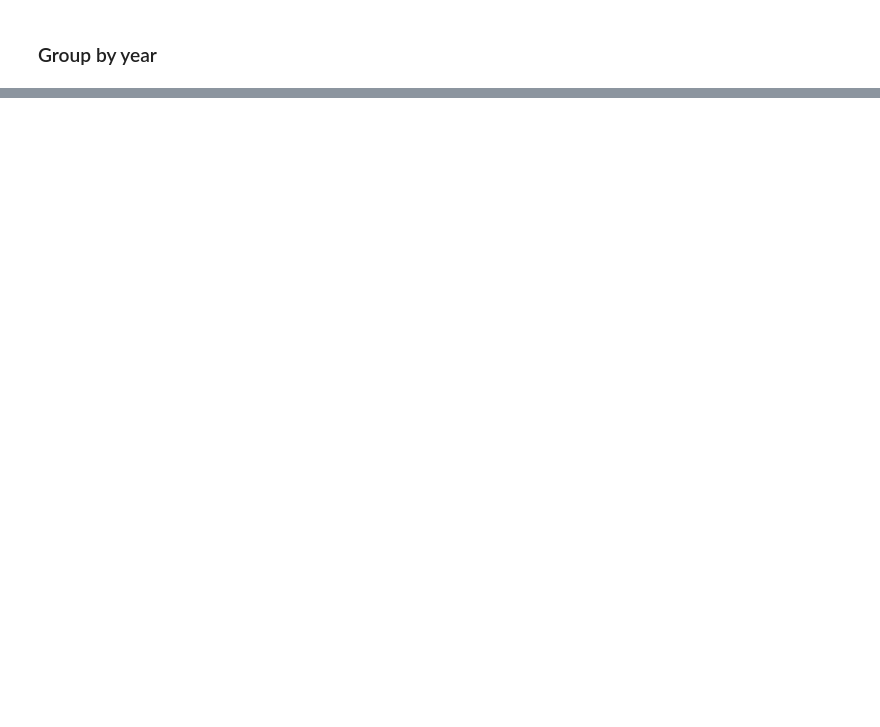
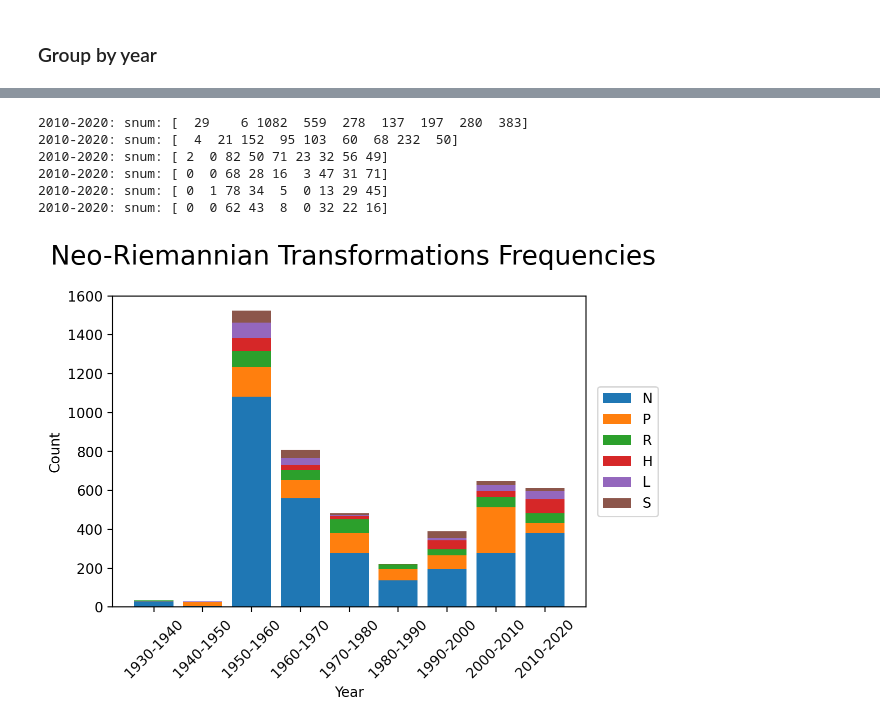
Before and after one commit to 1chenjes1/EPFL_DCML_2025, a Jupyter notebook: Notebooks/5 - Neo-Riemannian Transformations.ipynb, the cells around one changed output, grey strips where cells are left out. Cells and saved outputs as stored; diff of their text form; code cells hidden in the pictures; blank space fills up the shorter version.

```diff
--- a/Notebooks/5 - Neo-Riemannian Transformations.ipynb
+++ b/Notebooks/5 - Neo-Riemannian Transformations.ipynb
@@ -139,0 +201,48 @@ S: snum: [0.96198604 0.93698328 0.7176497  0.69660862]
+# %%
+# bins = np.arange(1930, 2030, 10)
+# bin_labels = [f"{start}-{start+10}" for start in bins[:-1]]
+
+# transformations_cut['year_bin'] = pd.cut(transformations_cut['recording_year'], bins=bins, labels=bin_labels, right=False)
+
+# tot_counts = transformations_cut.value_counts(subset=['transformation']).reset_index(name='count')['count']
+x = bin_labels
+num_bins = len(x)
+
+fig, ax = plt.subplots()
+current_itn = np.zeros(num_bins)
+
+for transformation in transformations_cut.value_counts(subset=['transformation']).reset_index(name='count')['transformation']:
+    transformation_subset = transformations_cut[transformations_cut['transformation']== transformation]
+    transformations_subset_grouped = (
+        transformation_subset.groupby('year_bin')
+        .size()
+        .reindex(x, fill_value=0)
+        .reset_index(name='count')
+    )
+
+    y = transformations_subset_grouped['count']
+    y = np.array(y)
+    print(f"{years}: snum: {y}")
+
+    ax.bar(x, y, bottom = current_itn, label=transformation)
+
+    current_itn = current_itn + y
+
+    ax.set_xticks(np.arange(num_bins))
+    ax.set_xlabel('Year')
+    ax.set_ylabel('Count')
+    ax.set_xticklabels(x,rotation=45)
+
+plt.suptitle('Neo-Riemannian Transformations Frequencies', fontsize=19)
+plt.legend(bbox_to_anchor=(1.01,0.5), loc='center left')
+plt.tight_layout()
+#plt.savefig(f"../Results/NotesPerChordMajor")
+plt.show()
+# %% [output]
+2010-2020: snum: [  29    6 1082  559  278  137  197  280  383]
+2010-2020: snum: [  4  21 152  95 103  60  68 232  50]
+2010-2020: snum: [ 2  0 82 50 71 23 32 56 49]
+2010-2020: snum: [ 0  0 68 28 16  3 47 31 71]
+2010-2020: snum: [ 0  1 78 34  5  0 13 29 45]
+2010-2020: snum: [ 0  0 62 43  8  0 32 22 16]
+[figure, added]
```
Also changed, not shown: parts of 18 cells of this notebook, 4 other files.
